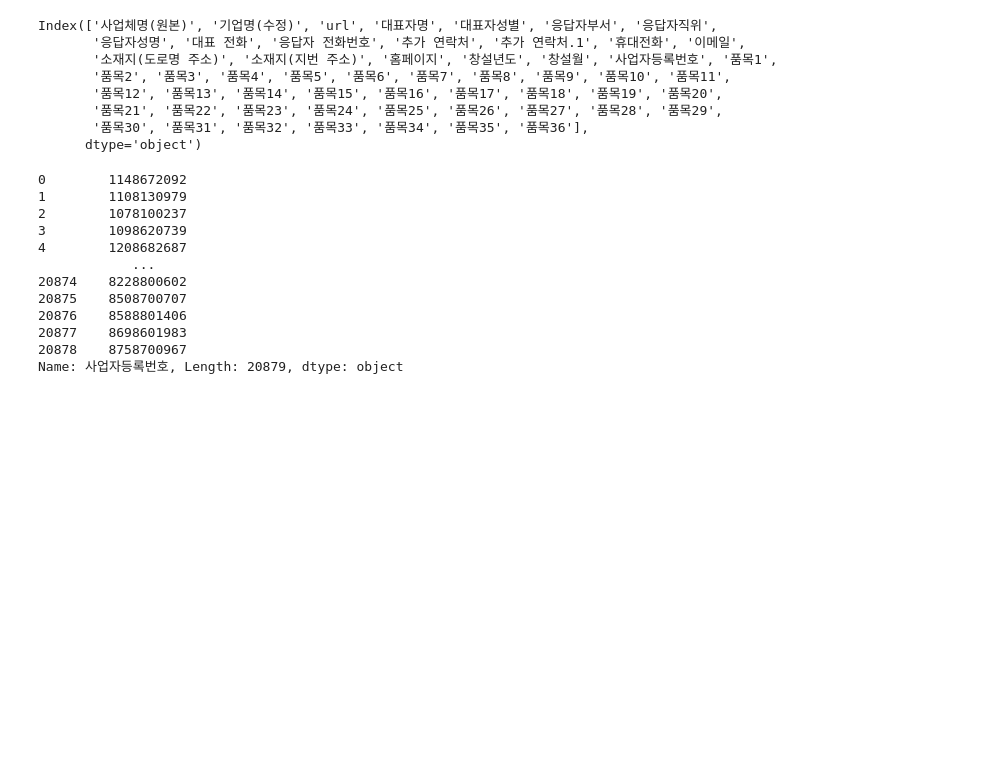
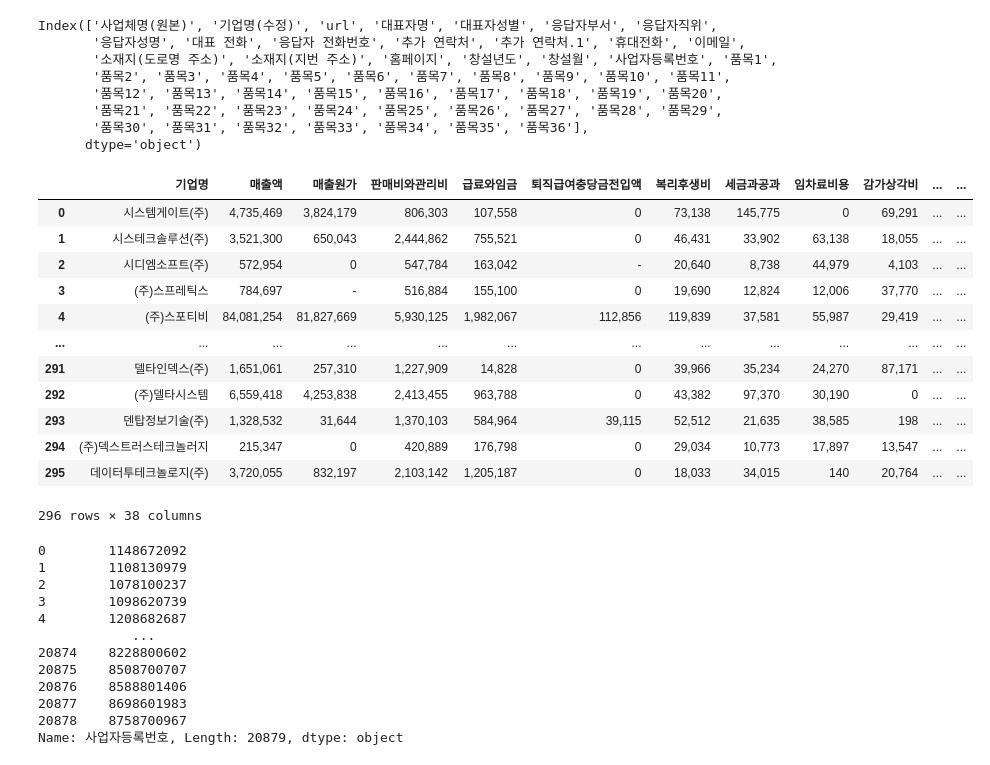
Before and after one commit to yms06034/rm1_site_macro, a Jupyter notebook: 연보/Annals_of_the_year_web_input.ipynb, the cells around one changed output. Saved outputs shown, nothing was run; the diff lists cells and outputs as text; code cells hidden in the pictures; blank space fills up the shorter version.

```diff
--- a/연보/Annals_of_the_year_web_input.ipynb
+++ b/연보/Annals_of_the_year_web_input.ipynb
@@ -150,7 +191,23 @@ for url in new_hrefs:
 url_df = pd.DataFrame({'url':final_hrefs})
 url_df.to_excel('url.xlsx', index=False)
 # %%
-df_bm = pd.read_excel("연보2\\1129\\test.xlsx")
+df_bm = pd.read_excel("연보2\\12011\\final_test.xlsx")
+# %%
+df_bm
+# %% [output]
+|  | 기업명 | 매출액 | 매출원가 | 판매비와관리비 | 급료와임금 | 퇴직급여충당금전입액 | 복리후생비 | 세금과공과 | 임차료비용 | 감가상각비 | ... | ... |
+| 0 | 시스템게이트(주) | 4,735,469 | 3,824,179 | 806,303 | 107,558 | 0 | 73,138 | 145,775 | 0 | 69,291 | ... | ... |
+| 1 | 시스테크솔루션(주) | 3,521,300 | 650,043 | 2,444,862 | 755,521 | 0 | 46,431 | 33,902 | 63,138 | 18,055 | ... | ... |
+| 2 | 시디엠소프트(주) | 572,954 | 0 | 547,784 | 163,042 | - | 20,640 | 8,738 | 44,979 | 4,103 | ... | ... |
+| 3 | (주)스프레틱스 | 784,697 | - | 516,884 | 155,100 | 0 | 19,690 | 12,824 | 12,006 | 37,770 | ... | ... |
+| 4 | (주)스포티비 | 84,081,254 | 81,827,669 | 5,930,125 | 1,982,067 | 112,856 | 119,839 | 37,581 | 55,987 | 29,419 | ... | ... |
+| ... | ... | ... | ... | ... | ... | ... | ... | ... | ... | ... | ... | ... |
+| 291 | 델타인덱스(주) | 1,651,061 | 257,310 | 1,227,909 | 14,828 | 0 | 39,966 | 35,234 | 24,270 | 87,171 | ... | ... |
+| 292 | (주)델타시스템 | 6,559,418 | 4,253,838 | 2,413,455 | 963,788 | 0 | 43,382 | 97,370 | 30,190 | 0 | ... | ... |
+| 293 | 덴탑정보기술(주) | 1,328,532 | 31,644 | 1,370,103 | 584,964 | 39,115 | 52,512 | 21,635 | 38,585 | 198 | ... | ... |
+| 294 | (주)덱스트러스테크놀러지 | 215,347 | 0 | 420,889 | 176,798 | 0 | 29,034 | 10,773 | 17,897 | 13,547 | ... | ... |
+| 295 | 데이터투테크놀로지(주) | 3,720,055 | 832,197 | 2,103,142 | 1,205,187 | 0 | 18,033 | 34,015 | 140 | 20,764 | ... | ... |
+296 rows × 38 columns
 # %%
 df_co['사업자등록번호']
 # %% [output]
```
Also changed, not shown: parts of 14 cells of this notebook, 26 other files.
